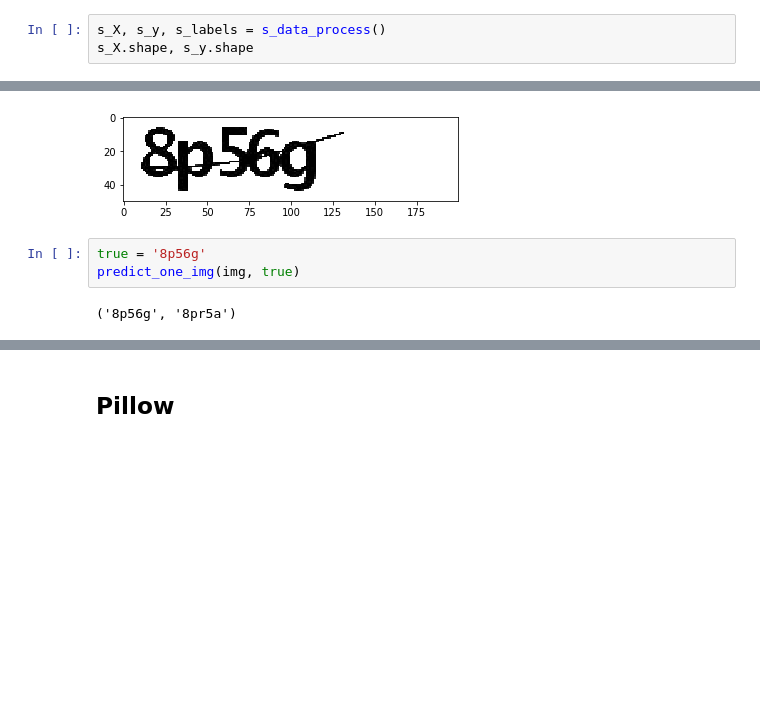
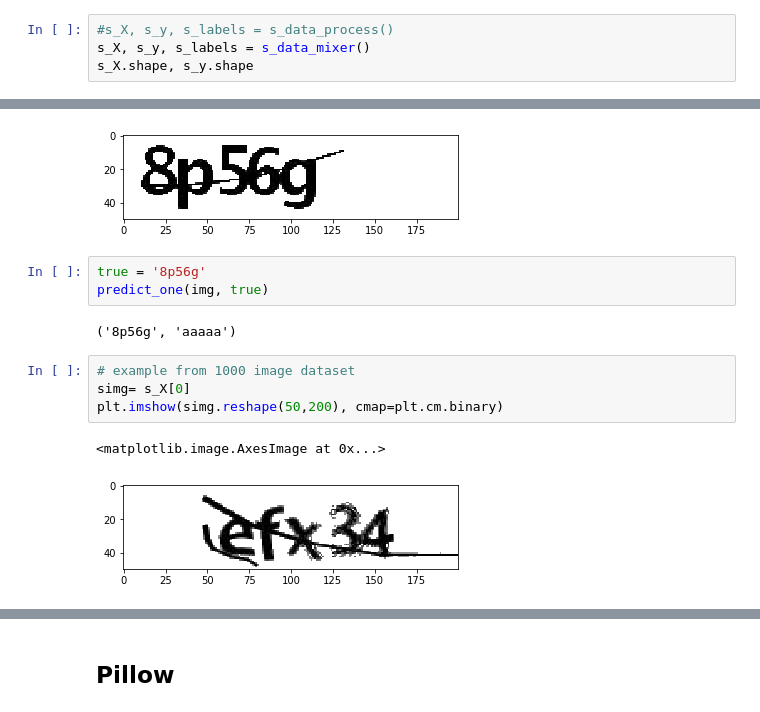
Before and after one commit to rzhao97/captcha, a Jupyter notebook: captcha.ipynb, the cells around one changed output, grey strips where cells are left out. Cells and saved outputs as stored; diff of their text form; blank space fills up the shorter version.

```diff
--- a/captcha.ipynb
+++ b/captcha.ipynb
@@ -271,5 +307,6 @@ def l_data_mixer(from_src=False):
 # %%
-s_X, s_y, s_labels = s_data_process()
+#s_X, s_y, s_labels = s_data_process()
+s_X, s_y, s_labels = s_data_mixer()
 s_X.shape, s_y.shape
 # %% [output]
 ((1070, 50, 200, 1), (5, 1070, 36))
@@ -732,6 +764,13 @@ plt.imshow(img, cmap=plt.cm.binary)
 [figure]
 # %%
 true = '8p56g'
-predict_one_img(img, true)
+predict_one(img, true)
 # %% [output]
-('8p56g', '8pr5a')
+('8p56g', 'aaaaa')
+# %%
+# example from 1000 image dataset
+simg= s_X[0]
+plt.imshow(simg.reshape(50,200), cmap=plt.cm.binary)
+# %% [output]
+<matplotlib.image.AxesImage at 0x...>
+[figure, added]
```
Also changed, not shown: parts of 34 cells of this notebook, 1 other file.
